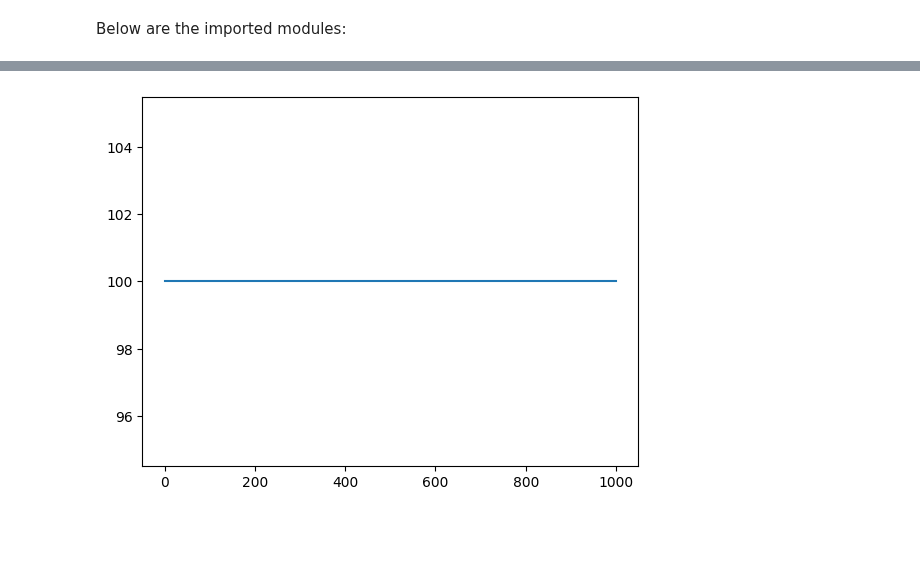
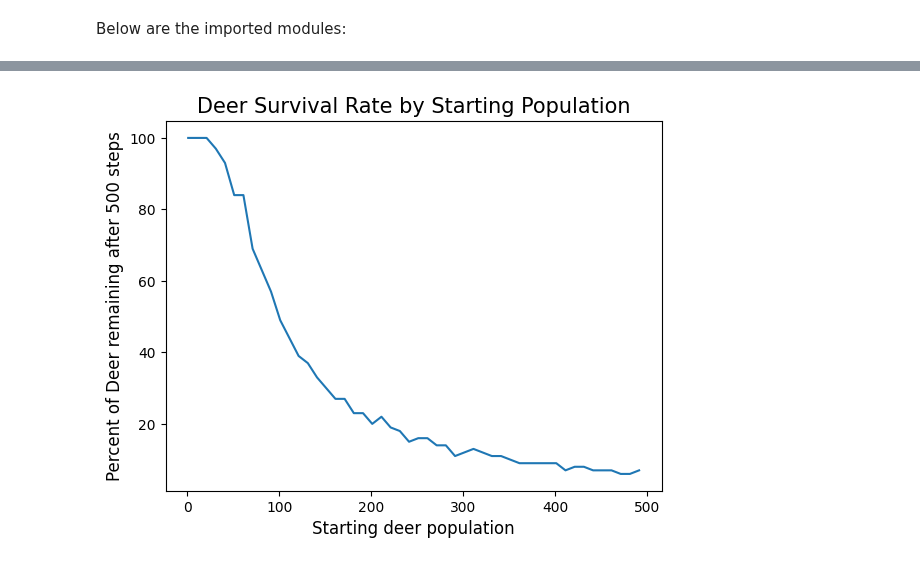
Before and after one commit to alirempel/cap-comp215, a Jupyter notebook: project2.ipynb, the cells around one changed output, grey strips where cells are left out. Saved outputs shown, nothing was run; the diff lists cells and outputs as text; code cells hidden in the pictures; blank space fills up the shorter version.

```diff
--- a/project2.ipynb
+++ b/project2.ipynb
@@ -268,39 +268,41 @@ deer_animation.animate(interval=.5)
-# %%
-def experiment(n,deers,p,q,steps):
-  """
-  Plot the number of deer cells for every time step
-  """
-  deers = Deer.make_deer(num_deer=deers,n=n)
-  model = Environment(n=n,deers=deers,p=p,q=q)
-  deer_pop = []
-
-  for step in range(steps):
-    model.step()
-    deer_pop.append(model.deer_population())
-
-
-  plt.plot(range(steps), deer_pop)
-  plt.show()
-
-experiment(n=100, p=0.1, deers=100, q=0.5, steps=1000)
-
-
-
-def surviving_population(n,deers,p,q,trials):
-
-  deers = Deer.make_deer(num_deer=deers,n=n)
-  model = Environment(n=n,deers=deers,p=p,q=q)
-
-  for step in range(trials):
-    model.step()
-    deers_left = model.deer_population()
-    if deers_left == 0:
-      return 0
-
-  return deers_left
-
-
-  plt.plot(range(steps), deer_pop)
-  plt.show()
-# %% [output]
-[figure, removed]
+# %%
+p2 = 0.1
+q2 = 0.0
+time_steps2 = 500
+n2 = 30
+deer_range = range(1,500,10)
+
+
+def find_surviving_deer(deer_pop):
+
+  deers = Deer.make_deer(num_deer=deer_pop,n=n2)
+  model = Environment(n=n2,deers=deers,p=p2,q=q2)
+
+  for step in range(time_steps2):
+    model.step()
+    if model.deer_population() == 0:
+      return 0
+
+  return round(model.deer_population()/deer_pop,2)*100
+
+
+def experiment():
+  """
+  Plot the number of deer cells for every time step
+  """
+
+  deer_survival_values = []
+
+  for num_deers in deer_range:
+    deer_survival_values.append(find_surviving_deer(deer_pop=num_deers))
+
+
+  plt.plot(deer_range, deer_survival_values)
+  plt.xlabel("Starting deer population", size=12)
+  plt.ylabel(f"Percent of Deer remaining after {time_steps2} steps", size=12)
+  plt.title(f"Deer Survival Rate by Starting Population", size=15)
+  plt.show()
+
+experiment()
+# %% [output]
+[figure, added]
```
Also changed, not shown: parts of 2 cells of this notebook.
